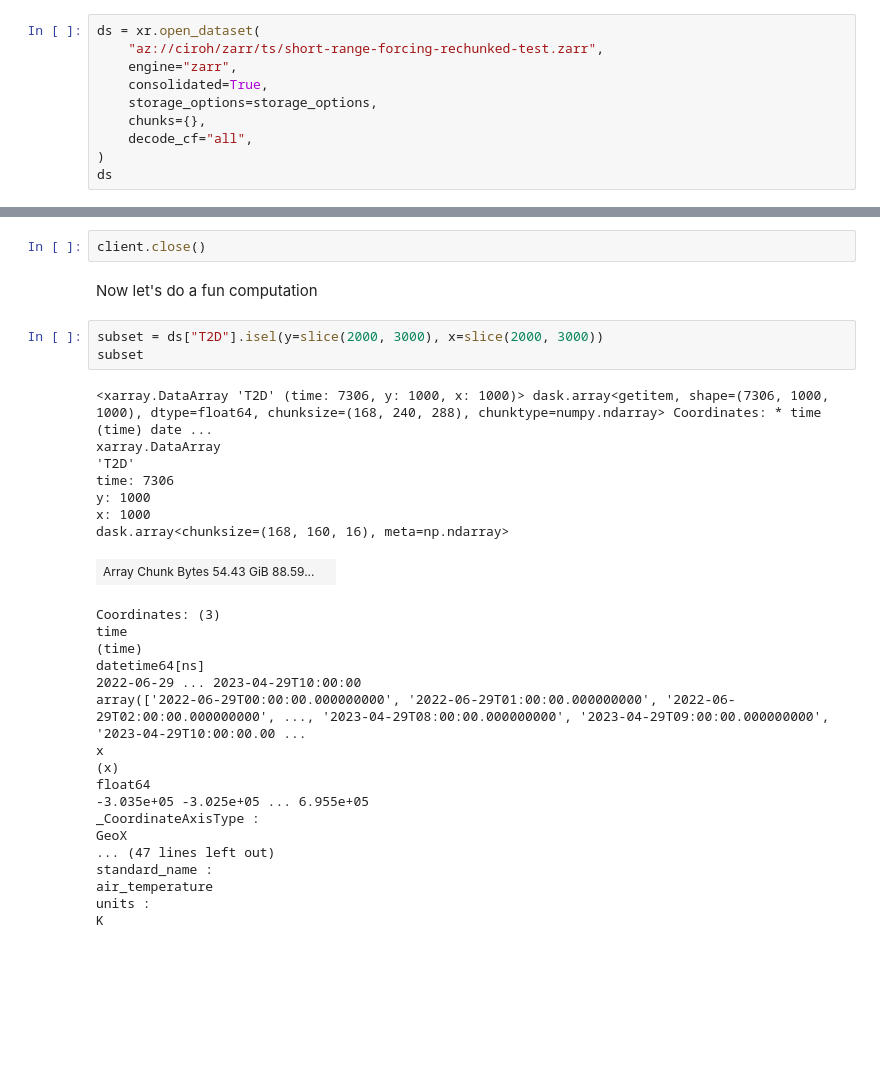
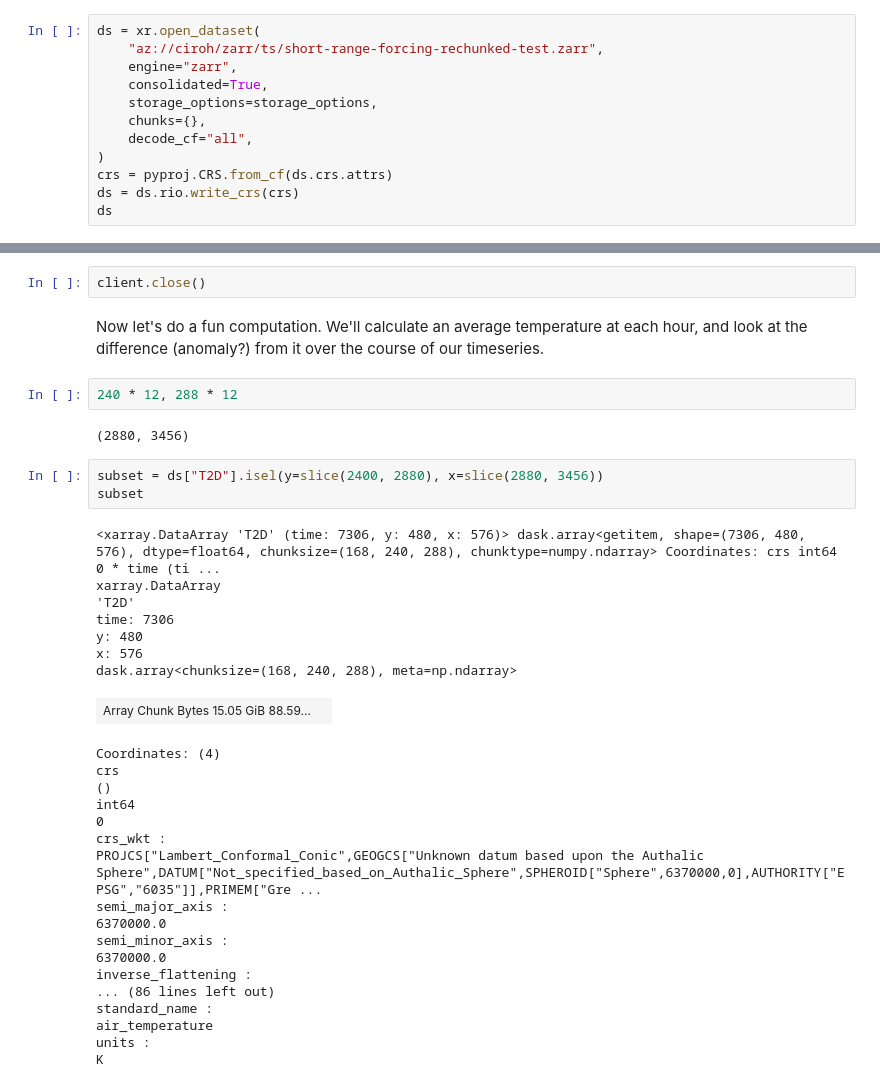
Before and after one commit to TomAugspurger/noaa-nwm, a Jupyter notebook: content/timeseries.ipynb, the cells around one changed output, grey strips where cells are left out. Saved outputs shown, nothing was run; the diff lists cells and outputs as text; blank space fills up the shorter version.

```diff
--- a/content/timeseries.ipynb
+++ b/content/timeseries.ipynb
@@ -15,6 +18,8 @@ ds = xr.open_dataset(
     chunks={},
     decode_cf="all",
 )
+crs = pyproj.CRS.from_cf(ds.crs.attrs)
+ds = ds.rio.write_crs(crs)
 ds
 # %% [output]
 <xarray.Dataset>
@@ -81,32 +122,36 @@ t.to_dataframe().plot(subplots=True);
 # %%
 client.close()
 # %% [markdown]
-Now let's do a fun computation
+Now let's do a fun computation. We'll calculate an average temperature at each hour, and look at the difference (anomaly?) from it over the course of our timeseries.
+# %%
+240 * 12, 288 * 12
+# %% [output]
+(2880, 3456)
 # %%
-subset = ds["T2D"].isel(y=slice(2000, 3000), x=slice(2000, 3000))
+subset = ds["T2D"].isel(y=slice(2400, 2880), x=slice(2880, 3456))
 subset
 # %% [output]
-<xarray.DataArray 'T2D' (time: 7306, y: 1000, x: 1000)> dask.array<getitem, shape=(7306, 1000, 1000), dtype=float64, chunksize=(168, 240, 288), chunktype=numpy.ndarray> Coordinates: * time (time) date ...
+<xarray.DataArray 'T2D' (time: 7306, y: 480, x: 576)> dask.array<getitem, shape=(7306, 480, 576), dtype=float64, chunksize=(168, 240, 288), chunktype=numpy.ndarray> Coordinates: crs int64 0 * time (ti ...
 xarray.DataArray
 'T2D'
 time: 7306
-y: 1000
-x: 1000
-dask.array<chunksize=(168, 160, 16), meta=np.ndarray>
+y: 480
+x: 576
+dask.array<chunksize=(168, 240, 288), meta=np.ndarray>
-| Array Chunk Bytes 54.43 GiB 88.59... |  |
+| Array Chunk Bytes 15.05 GiB 88.59... |  |
-Coordinates: (3)
-time
-(time)
-datetime64[ns]
-2022-06-29 ... 2023-04-29T10:00:00
-array(['2022-06-29T00:00:00.000000000', '2022-06-29T01:00:00.000000000', '2022-06-29T02:00:00.000000000', ..., '2023-04-29T08:00:00.000000000', '2023-04-29T09:00:00.000000000', '2023-04-29T10:00:00.00 ...
-x
-(x)
-float64
--3.035e+05 -3.025e+05 ... 6.955e+05
-_CoordinateAxisType :
-GeoX
-... (47 lines left out)
+Coordinates: (4)
+crs
+()
+int64
+0
+crs_wkt :
+PROJCS["Lambert_Conformal_Conic",GEOGCS["Unknown datum based upon the Authalic Sphere",DATUM["Not_specified_based_on_Authalic_Sphere",SPHEROID["Sphere",6370000,0],AUTHORITY["EPSG","6035"]],PRIMEM["Gre ...
+semi_major_axis :
+6370000.0
+semi_minor_axis :
+6370000.0
+inverse_flattening :
+... (86 lines left out)
 standard_name :
 air_temperature
 units :
```
Also changed, not shown: parts of 38 cells of this notebook, 2 other files.
